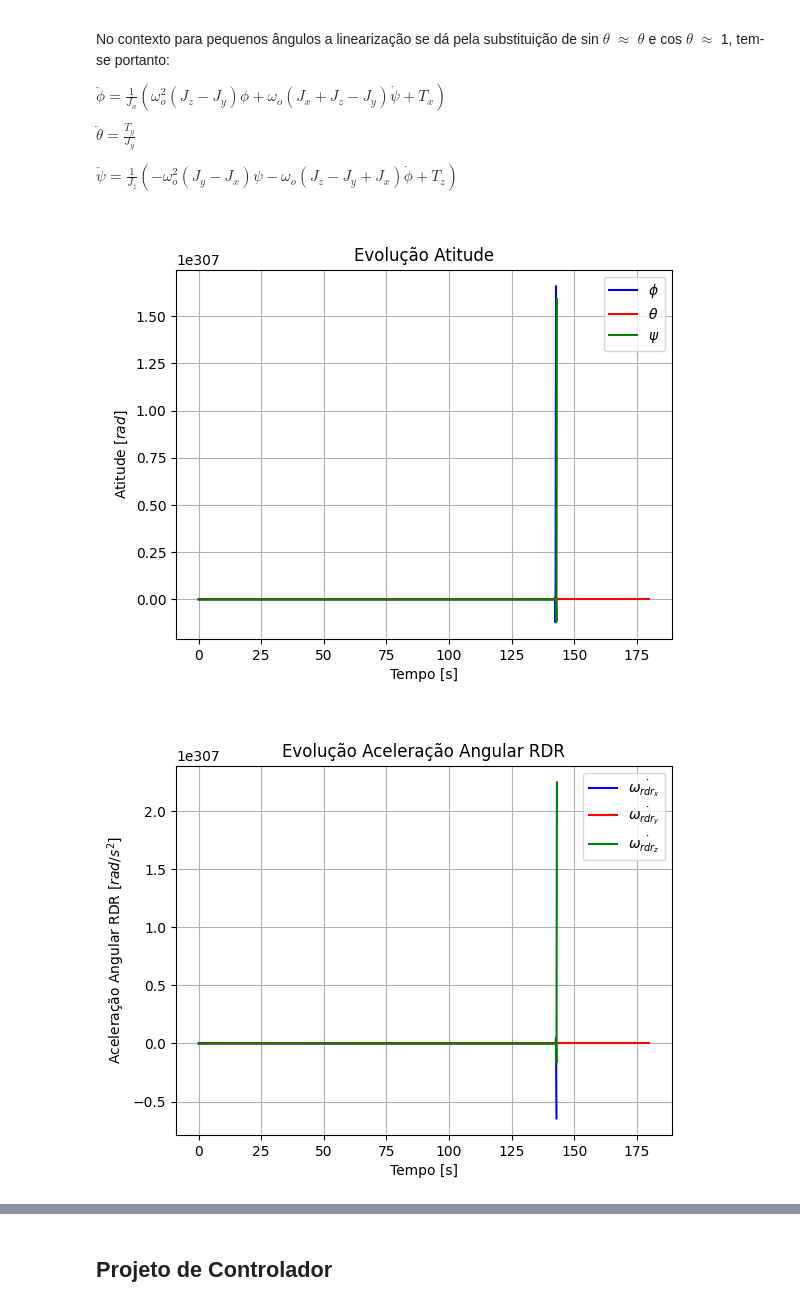
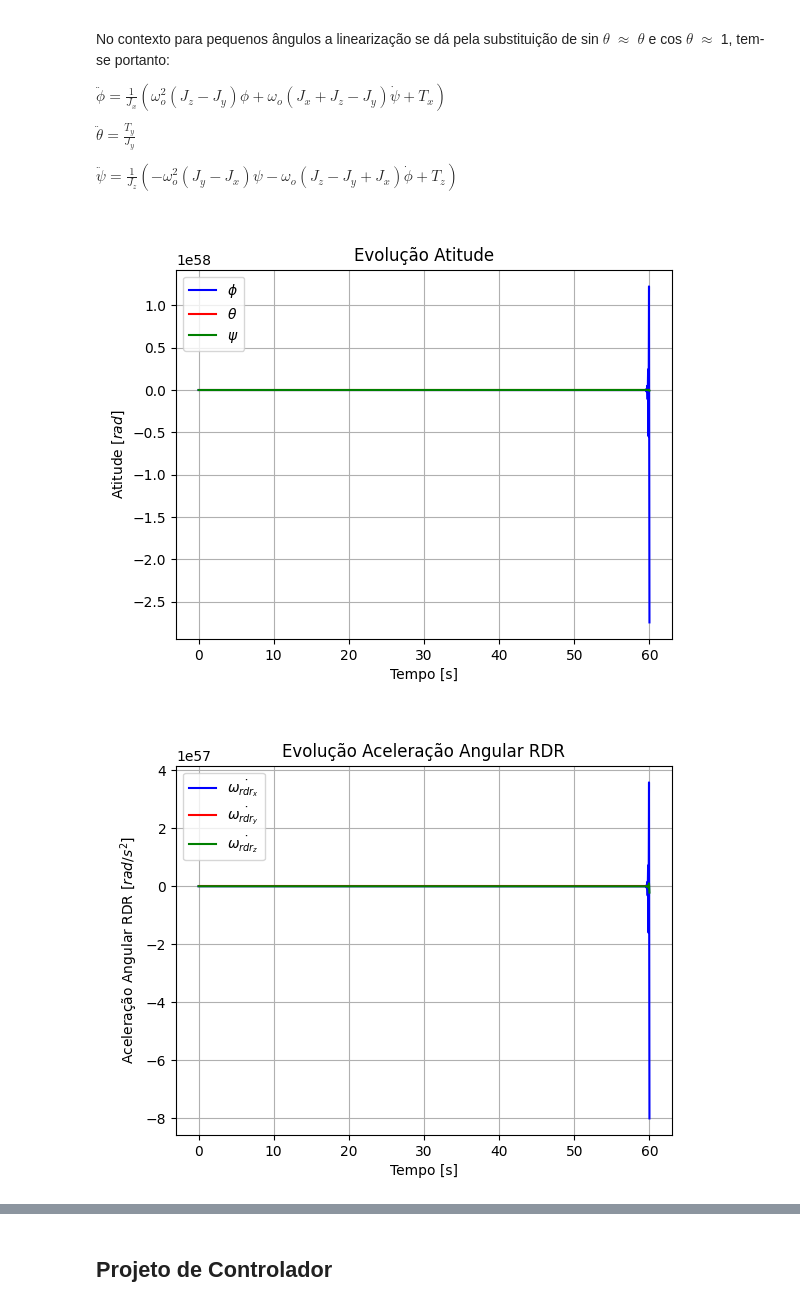
Before and after one commit to gabrielcte/labVirt_ws, a Jupyter notebook: control_design.ipynb, the cells around one changed output, grey strips where cells are left out. Cells and saved outputs as stored; diff of their text form; code cells hidden in the pictures.

```diff
--- a/control_design.ipynb
+++ b/control_design.ipynb
@@ -49,7 +49,7 @@ w_O_I_O = movimentoMedio
 
 samples = 1000
 time_o = 0
-time_f = 180
+time_f = 60
 time = np.linspace(time_o,time_f,samples)
 phi = np.zeros((samples, 1))
 theta = np.zeros((samples, 1))
@@ -93,20 +93,17 @@ m_rdr = 0.137 # [kg]
 r_rdr = 0.0435 # [m]
 I_rdr = 0.5*m_rdr*r_rdr**2 # [kg*m²]
 
-K_dotpsi = -0.005291
-K_phi = -0.3887
+K_dotpsi = -10.4
+K_dotphi= -27.1
 
-
-K_dotphi= -13.18
-K_psi = -3.64e-7
 
 for i in range(len(time)-1):
     # Controle
-    dotw_rdr_x[i+1] = K_phi*phi[i]+K_dotpsi*dotphi[i]
+    dotw_rdr_x[i+1] = dotw_rdr_x[i]+K_dotphi*dotphi[i]
     w_rdr_x[i+1] = w_rdr_x[i]+dotw_rdr_x[i+1]*time[i+1]
     T_x[i+1] = I_rdr*dotw_rdr_x[i+1]
 
-    dotw_rdr_z[i+1] = K_psi*psi[i]+K_dotphi*dotphi[i]
+    dotw_rdr_z[i+1] = dotw_rdr_z[i]+K_dotpsi*dotpsi[i]
     w_rdr_z[i+1] = w_rdr_z[i]+dotw_rdr_z[i+1]*time[i+1]
     T_z[i+1] = I_rdr*dotw_rdr_z[i+1]
 
@@ -168,32 +165,32 @@ plt.grid(True)
 
 plt.figure()
 plt.title('Evolução Velocidade Angular')
 plt.plot(time,dotphi,'b',label=r'$\dot{\phi}$')
 plt.plot(time,dottheta,'r',label=r'$\dot{\theta}$')
 plt.plot(time,dotpsi,'g',label=r'$\dot{\psi}$')
 # Configurar os rótulos dos eixos
 plt.xlabel(r"Tempo [s]")
 plt.ylabel(r"Velocidade Angular [$rad/s$]")
 # Configurar a grade e proporções iguais
 plt.axis('on')
 plt.legend()
 plt.grid(True)
 
 plt.figure()
 plt.title('Evolução Atitude')
 plt.plot(time,phi,'b',label=r'$\phi$')
 plt.plot(time,dottheta,'r',label=r'$\theta$')
 plt.plot(time,dotpsi,'g',label=r'$\psi$')
 # Configurar os rótulos dos eixos
 plt.xlabel(r"Tempo [s]")
 plt.ylabel(r"Atitude [$rad$]")
 # Configurar a grade e proporções iguais
 plt.axis('on')
 plt.grid(True)
 plt.legend()
 
 
 plt.show()
 # %% [output]
-[figure, old version]
+[figure, new version]
-[figure, old version]
+[figure, new version]
```
Also changed, not shown: parts of 5 cells of this notebook.
